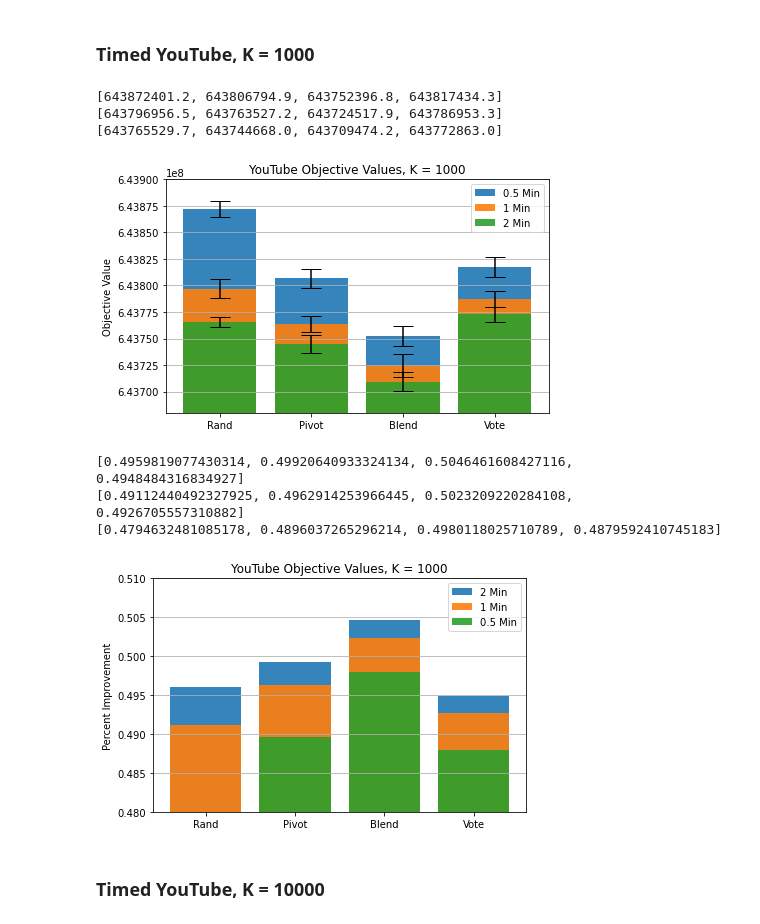
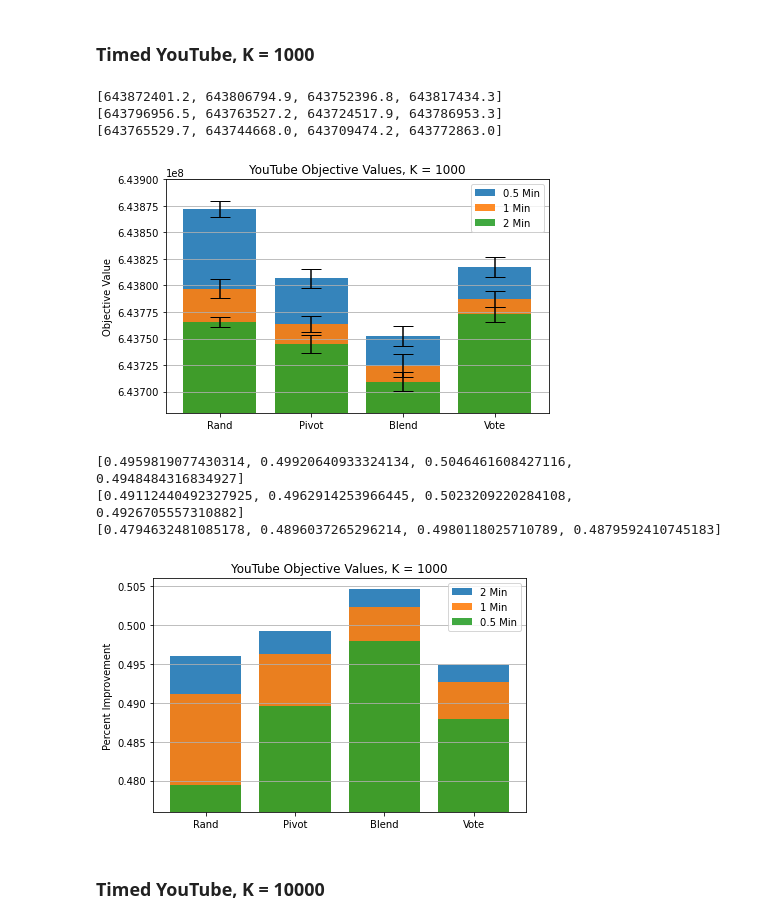
Before and after one commit to nathan-cordner/k-correlation-clustering, a Jupyter notebook: k_cc_plots-clean.ipynb, the cells around one changed output. Cells and saved outputs as stored; diff of their text form; code cells hidden in the pictures.

Commit message:
update graphs

```diff
--- a/k_cc_plots-clean.ipynb
+++ b/k_cc_plots-clean.ipynb
@@ -2882,35 +2882,35 @@ improvements = [100.0 * (baseline - i) / baseline for i in mean_scores]
 print(improvements)
 
 ax.bar(x_pos, improvements, align='center', alpha=0.9, ecolor='black', capsize=10, label="1 Min")
 
 scores_list = [random_k_scores, pivot_scores, blend_scores, vote_scores]
 mean_scores = [np.mean(x) for x in scores_list]
 improvements = [100.0 * (baseline - i) / baseline for i in mean_scores]
 print(improvements)
 
 ax.bar(x_pos, improvements, align='center', alpha=0.9, ecolor='black', capsize=10, label="0.5 Min")
 
 ax.set_ylabel('Percent Improvement')
 ax.set_xticks(x_pos)
 ax.set_xticklabels(plot_names)
 ax.set_title('YouTube Objective Values, K = 1000')
 ax.yaxis.grid(True)
 ax.legend()
 
 # Save the figure and show
 plt.tight_layout()
 # plt.savefig('bar_plot_with_error_bars.png')
-plt.ylim(bottom=0.48,top=0.51)
+plt.ylim(bottom=0.476,top=0.506)
 plt.show()
 # %% [output]
 [643872401.2, 643806794.9, 643752396.8, 643817434.3]
 [643796956.5, 643763527.2, 643724517.9, 643786953.3]
 [643765529.7, 643744668.0, 643709474.2, 643772863.0]
 [figure]
 [0.4959819077430314, 0.49920640933324134, 0.5046461608427116, 0.4948484316834927]
 [0.49112440492327925, 0.4962914253966445, 0.5023209220284108, 0.4926705557310882]
 [0.4794632481085178, 0.4896037265296214, 0.4980118025710789, 0.4879592410745183]
-[figure, old version]
+[figure, new version]
 # %% [markdown]
 ### Timed YouTube, K = 10000
 # %%
```
